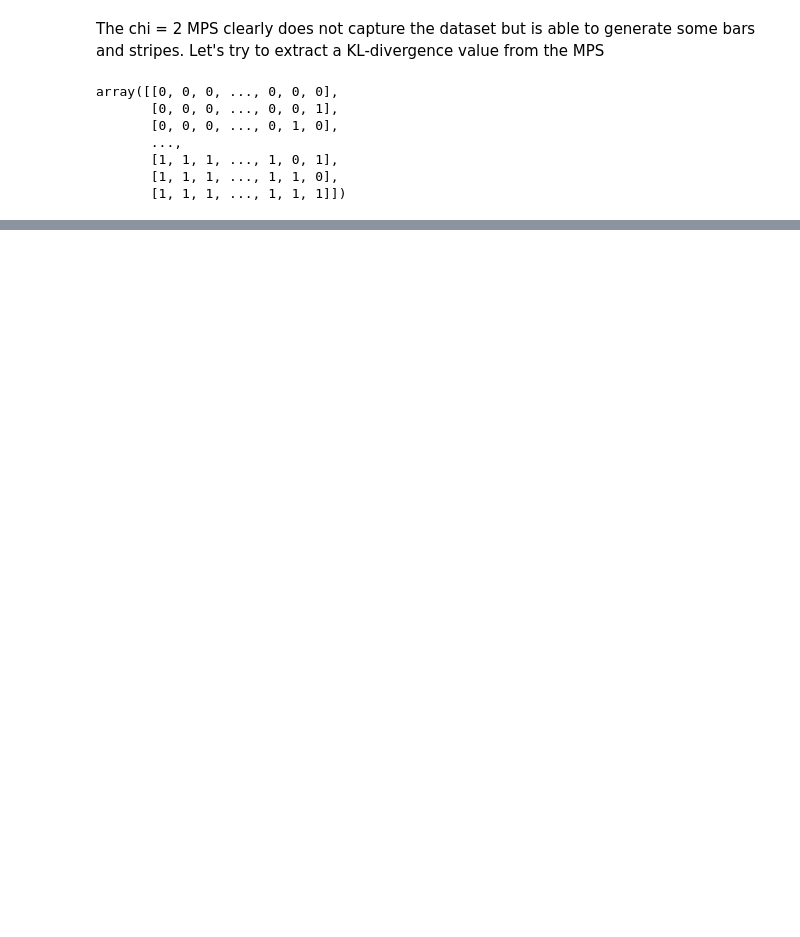
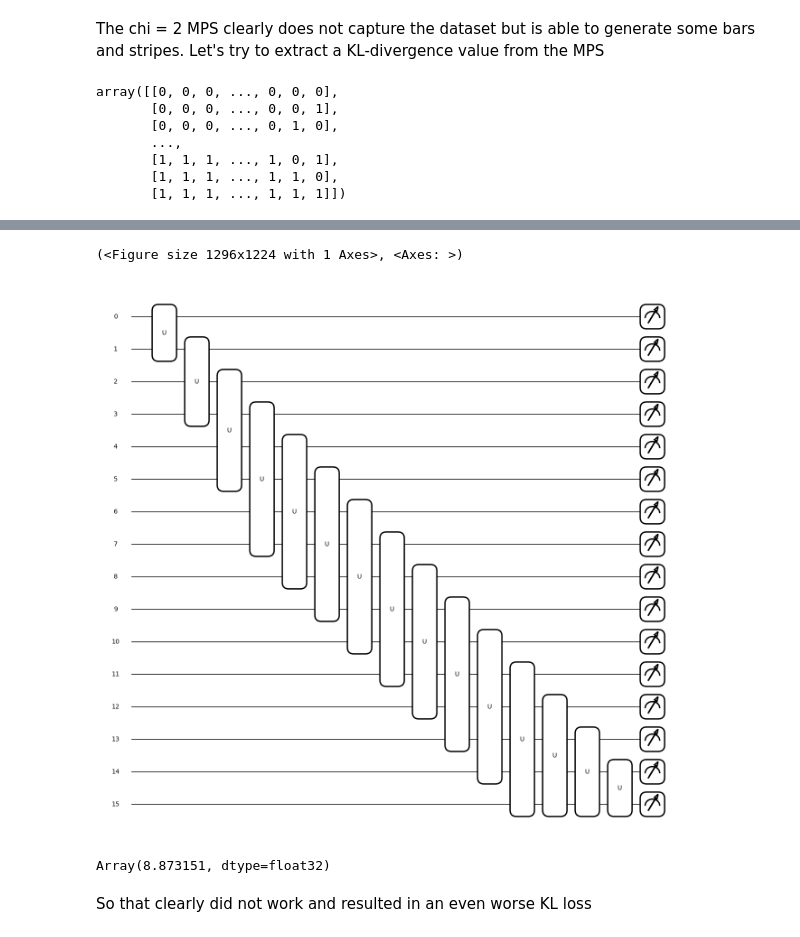
Before and after one commit to congzlwag/UnsupGenModbyMPS, a Jupyter notebook: sandbox/trained-bd-2-mps.ipynb, the cells around one changed output, grey strips where cells are left out. Saved outputs shown, nothing was run; the diff lists cells and outputs as text; code cells hidden in the pictures; blank space fills up the shorter version.

```diff
--- a/sandbox/trained-bd-2-mps.ipynb
+++ b/sandbox/trained-bd-2-mps.ipynb
@@ -157,0 +205,5 @@ The above is similar to the value we have in the synergy paper
+# %%
+mps_unitaries_rev = mps_unitaries.copy()
+mps_unitaries_rev.reverse()
+for unitary in mps_unitaries_rev:
+    print(mps_circuit_helpers.is_unitary(unitary))
@@ -157,0 +226,14 @@ The above is similar to the value we have in the synergy paper
+# %%
+circuit = mps_circuit.mps_unitaries_to_circuit(mps_unitaries_rev)
+qml.drawer.draw_mpl(circuit)()
+# %% [output]
+(<Figure size 1296x1224 with 1 Axes>, <Axes: >)
+[figure, added]
+# %%
+qc_probs = circuit()
+filter_qc_probs = metrics.filter_probs(qc_probs, data_states)
+metrics.kl_divergence_synergy_paper(30, filter_qc_probs)
+# %% [output]
+Array(8.873151, dtype=float32)
+# %% [markdown]
+So that clearly did not work and resulted in an even worse KL loss
```
Also changed, not shown: parts of 16 cells of this notebook, 1 other file.
